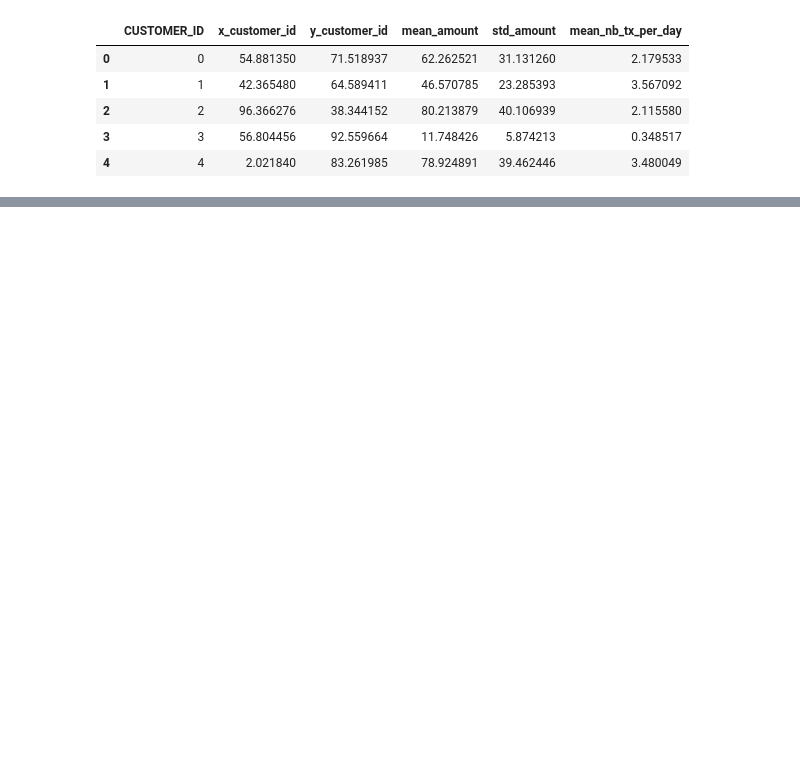
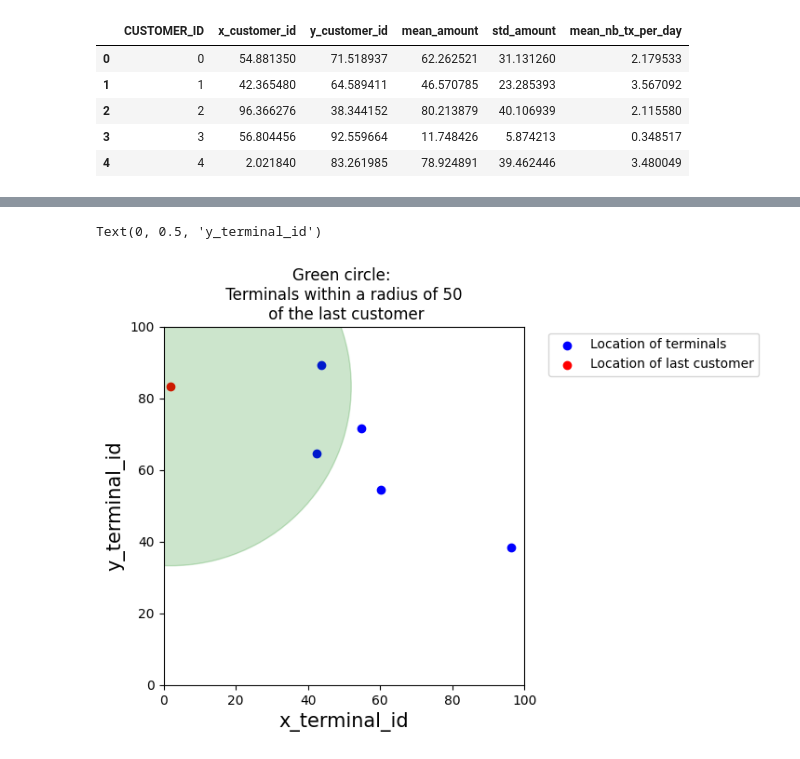
Before and after one commit to hcccccz/fraud_detect, a Jupyter notebook: Untitled-1.ipynb, the cells around one changed output, grey strips where cells are left out. Cells and saved outputs as stored; diff of their text form; code cells hidden in the pictures; blank space fills up the shorter version.

```diff
--- a/Untitled-1.ipynb
+++ b/Untitled-1.ipynb
@@ -31,6 +37,18 @@ def generate_terminal_profiles_table(n_terminals, random_state=0):
     np.random.seed(random_state)
 
     terminal_id_properties = []
+
+    for terminal_id in range(n_terminals):
+
+        x_terminal_id = np.random.uniform(0,100)
+        y_terminal_id = np.random.uniform(0,100)
+
+        terminal_id_properties.append([terminal_id,
+                                       x_terminal_id, y_terminal_id])
+
+    terminal_profile_table = pd.DataFrame(terminal_id_properties, columns=['TERMINAL_ID', 'x_terminal_id', 'y_terminal_id'])
+
+    return terminal_profile_table
 # %%
 n_customers = 5
 customer_profiles_table = generate_customer_profiles_table(5)
@@ -42,3 +60,7 @@ customer_profiles_table
 | 2 | 2 | 96.366276 | 38.344152 | 80.213879 | 40.106939 | 2.115580 |
 | 3 | 3 | 56.804456 | 92.559664 | 11.748426 | 5.874213 | 0.348517 |
 | 4 | 4 | 2.021840 | 83.261985 | 78.924891 | 39.462446 | 3.480049 |
+# %%
+n_terminals = 5
+terminal_profiles_table = generate_terminal_profiles_table(n_terminals, random_state = 0)
+terminal_profiles_table
@@ -44,0 +111,30 @@ customer_profiles_table
+# %%
+terminal_available_to_customer_fig, ax = plt.subplots(figsize=(5,5))
+
+ax.scatter(terminal_profiles_table.x_terminal_id.values,
+           terminal_profiles_table.y_terminal_id.values,
+           color='blue', label='Location of terminals')
+
+customer_id = 4
+ax.scatter(customer_profiles_table.iloc[customer_id].x_customer_id,
+           customer_profiles_table.iloc[customer_id].y_customer_id,
+           color='red', label='Location of last customer')
+
+ax.legend(loc='upper left', bbox_to_anchor=(1.05, 1))
+
+circ = plt.Circle((customer_profiles_table.iloc[customer_id].x_customer_id,
+                  customer_profiles_table.iloc[customer_id].y_customer_id), radius=50, color='g',alpha=0.2)
+
+ax.add_patch(circ)
+
+fontsize = 15
+
+ax.set_title("Green circle: \n Terminals within a radius of 50 \n of the last customer")
+ax.set_xlim([0,100])
+ax.set_ylim([0,100])
+
+ax.set_xlabel('x_terminal_id', fontsize=fontsize)
+ax.set_ylabel('y_terminal_id', fontsize=fontsize)
+# %% [output]
+Text(0, 0.5, 'y_terminal_id')
+[figure, added]
```
Also changed, not shown: parts of 22 cells of this notebook, 1 other file.
